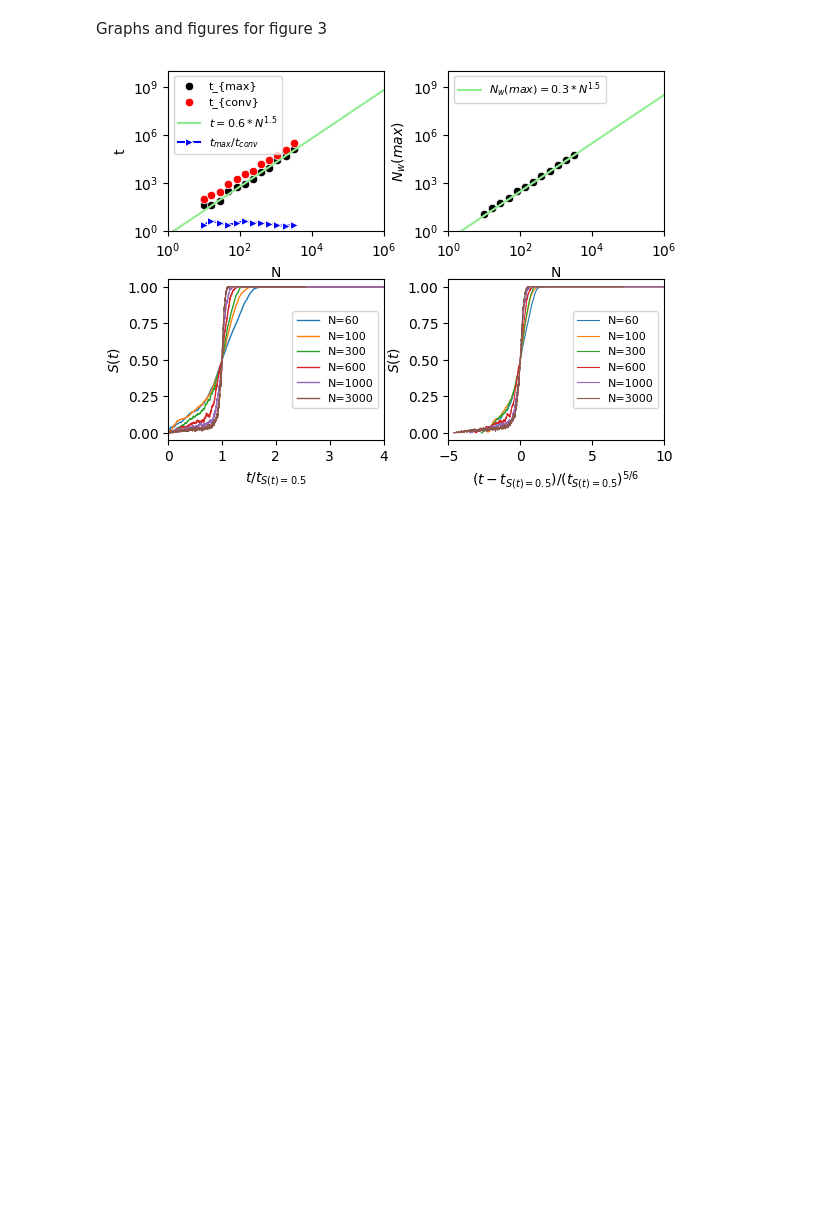
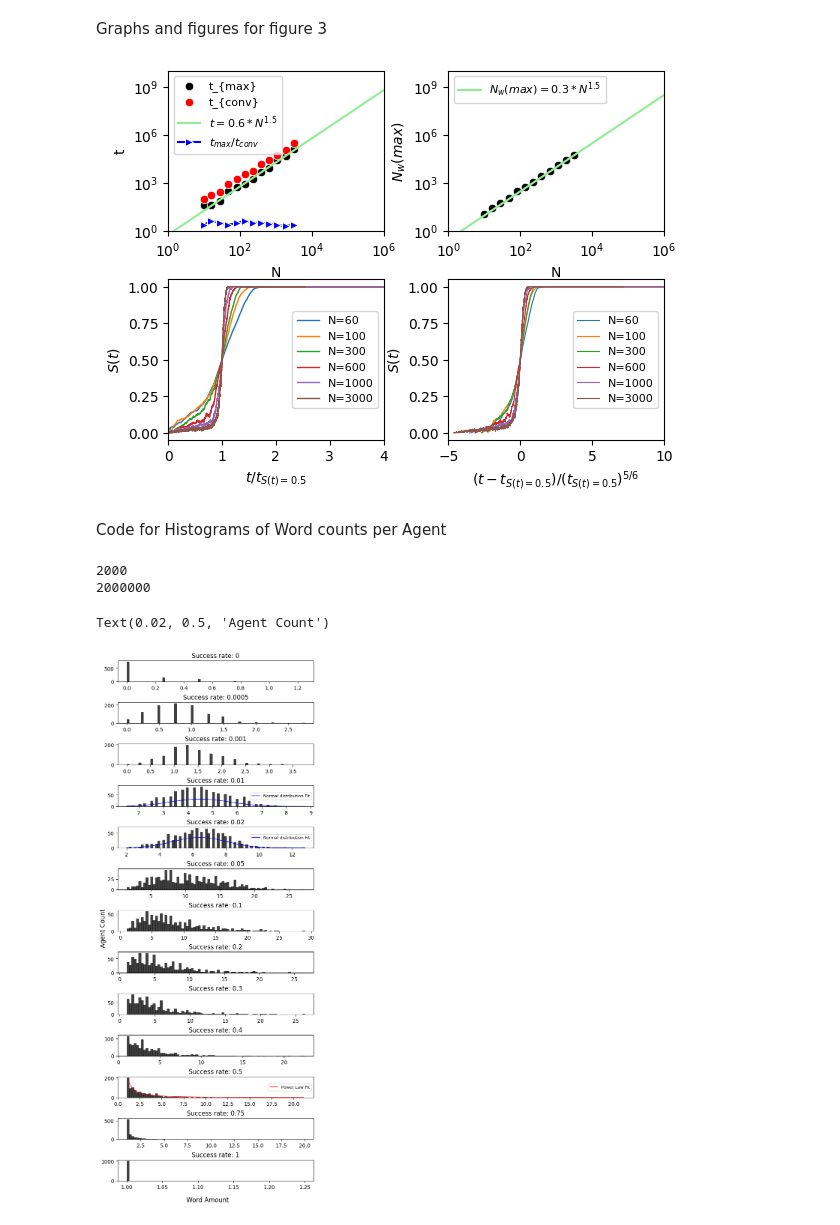
Before and after one commit to Fab159ian/CMSS_Exercises, a Jupyter notebook: exercise1.ipynb, the cells around one changed output. Drawn from its saved outputs; the diff is of its cells as text; code cells hidden in the pictures; blank space fills up the shorter version.

Commit message:
Implement final additional figure of histograms

```diff
--- a/exercise1.ipynb
+++ b/exercise1.ipynb
@@ -136,6 +134,9 @@ class NamingGameModel(mesa.Model):
         self.conv_time = -1
         self.num_agents = N
         self.success_rate = SuccessRate(maxlen=1000)
+        self.agent_datacollector = DataCollector(
+            agent_reporters={"Word_amount": NamingGameAgent.word_amount}
+        )
         self.datacollector = DataCollector(
             model_reporters={"Success_rate": self.success_rate.get_rate,
                              #"Success_rate_values": self.success_rate.get_values,
@@ -166,6 +167,8 @@ class NamingGameModel(mesa.Model):
                 self.simple_datacollector.collect(self)
                 self.update_max_words()
                 self.check_convergence()
+        if self.steps % self._data_resolution == 0 and self._detailed_info:
+            self.agent_datacollector.collect(self)
         speaker, hearer = random.sample(self.agents, 2)
         if self.steps % 100 == 0 and DEBUGVOCAB:
             if speaker.word_amount() != 0:
@@ -204,7 +207,8 @@ def run_model(N, M, t, iteration, data_resolution=100):
         model.step()
 
     model_data = model.datacollector.get_model_vars_dataframe()
-    return model_data
+    agent_data = model.agent_datacollector.get_agent_vars_dataframe()
+    return model_data, agent_data
 # %% [markdown]
 Run model configuration for figure 2
 # %%
@@ -213,21 +217,26 @@ M = 1
 t = 100000
 DATA_RESOLUTION = 50
 
-RUNS = 3
+RUNS = 30
 single_run1 = np.random.randint(0, int(RUNS/2)+1)
 single_run2 = min(int(RUNS-1), int(RUNS - single_run1))
 print(single_run1)
 print(single_run2)
 
-model_df = pd.DataFrame()
+model_df, agent_df = pd.DataFrame(), pd.DataFrame()
 single_run1_model_data, single_run2_model_data = pd.DataFrame(), pd.DataFrame()
 for i in range(RUNS):
-    model_data = run_model(N=N, M=M, t=t, iteration=i+1, data_resolution=DATA_RESOLUTION)
+    model_data, agent_data = run_model(N=N, M=M, t=t, iteration=i+1, data_resolution=DATA_RESOLUTION)
     if i == single_run1:
         single_run1_model_data = model_data
     if i == single_run2:
         single_run2_model_data = model_data
 
+    if agent_df.empty:
+        agent_df = agent_data
+    else:
+        agent_df = (agent_df + agent_data) / 2
+
     if model_df.empty:
         model_df = model_data
     else:
@@ -474,3 +429,63 @@ axs[1,1].set_xlim(-5, 10)
 plt.subplots_adjust(hspace=0.3, wspace=0.3)
 # %% [output]
 [figure]
+# %% [markdown]
+Code for Histograms of Word counts per Agent
+# %%
+from scipy.optimize import curve_fit
+from scipy.stats import norm
+
+successrate = model_df["Success_rate"]
+success_slice = [0, 0.0005, 0.001, 0.01, 0.02, 0.05, 0.1, 0.2, 0.3, 0.4, 0.5, 0.75, 1]
+#success_slice = np.linspace(0, 1, 12)
+BIN_AMOUNT = 75
+
+def power_law(x, a, b):
+    return a * np.power(x, b)
+
+fig, axs = plt.subplots(nrows=len(success_slice), figsize=(6, 15))
+for i, st in enumerate(success_slice):
+    axs[i].set_title(f"Success rate: {st}")
+
+    closest_idx = np.argmin(np.abs(successrate-st))
+    agent_slice = agent_df.iloc[closest_idx*1000:(closest_idx+1)*1000]
+    g = sns.histplot(data=agent_slice, x="Word_amount", ax=axs[i], bins=BIN_AMOUNT, stat="count",
+                     color="black")
+
+    if st == 0.5:
+        #compute power law
+        counts, bins = np.histogram(agent_slice["Word_amount"], bins=BIN_AMOUNT)
+        bin_centers = (bins[:-1] + bins[1:]) / 2
+        mask = counts > 0
+        params, _ = curve_fit(power_law, bin_centers[mask], counts[mask])
+
+        #plot power law
+        x_fit = np.linspace(min(bin_centers), max(bin_centers), 300)
+        y_fit = power_law(x_fit, *params)
+        #y_fit /= np.trapezoid(y_fit, x_fit)
+        axs[i].plot(x_fit, y_fit, color="red", linewidth=1, label=f'Power Law Fit')
+        axs[i].legend(loc='center right', fontsize=8)
+
+    if st in [0.01, 0.02]:
+        #compute normal distribution
+        mu, std = norm.fit(agent_slice["Word_amount"])
+        x_fit = np.linspace(min(agent_slice["Word_amount"]), max(agent_slice["Word_amount"]), 300)
+        bin_width = (max(agent_slice["Word_amount"]) - min(agent_slice["Word_amount"])) / BIN_AMOUNT
+        y_fit = norm.pdf(x_fit, mu, std) * len(agent_slice["Word_amount"]) * bin_width
+
+        #plot normal distribution
+        axs[i].plot(x_fit, y_fit, color="blue", linewidth=1, label=f'Normal distribution Fit')
+        axs[i].legend(loc='center right', fontsize=8)
+
+    axs[i].set_xlabel('')
+    axs[i].set_ylabel('')
+
+plt.tight_layout()
+plt.subplots_adjust(hspace=1, bottom=0.05)
+fig.supxlabel("Word Amount", fontsize=12)
+fig.supylabel("Agent Count", fontsize=12)
+# %% [output]
+2000
+2000000
+Text(0.02, 0.5, 'Agent Count')
+[figure, added]
```
Also changed, not shown: parts of 7 cells of this notebook.
